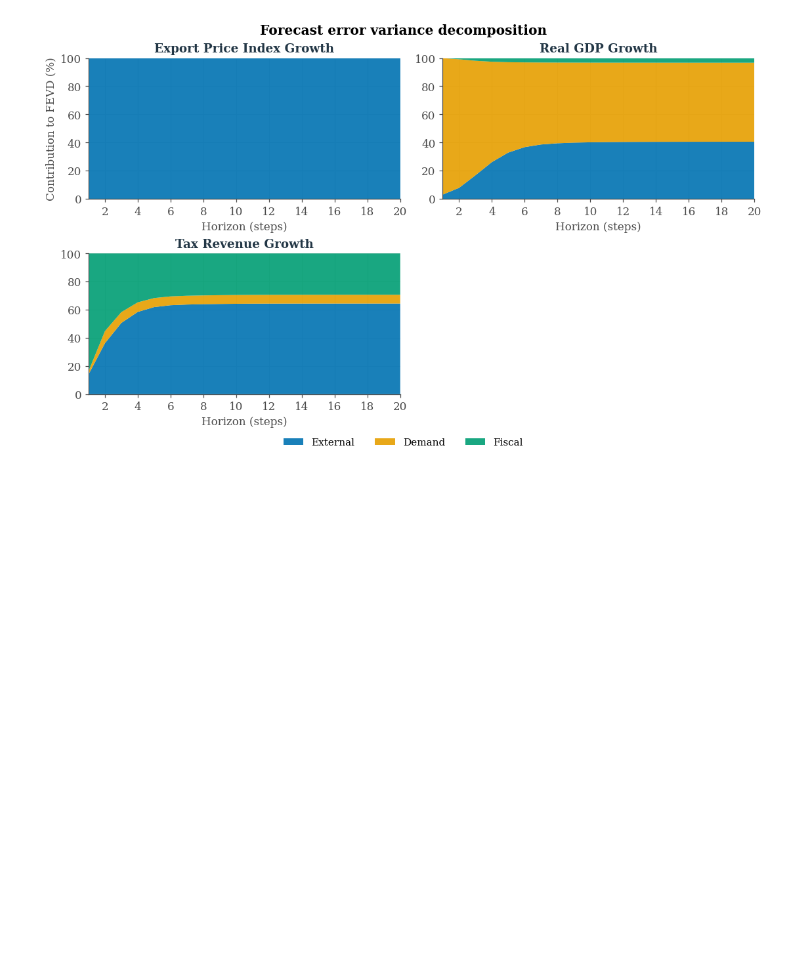
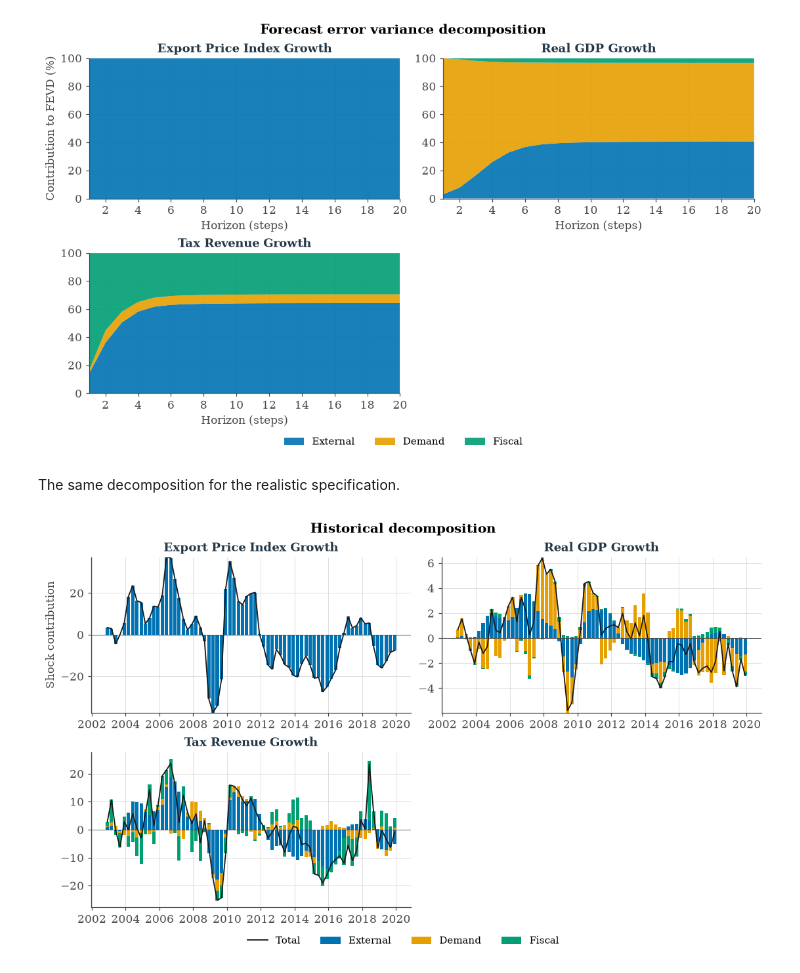
Before and after one commit to RenatoVassallo/MacroPy, a Jupyter notebook: tutorials/tutorial_bvar.ipynb, the cells around one changed output. Saved outputs shown, nothing was run; the diff lists cells and outputs as text; code cells hidden in the pictures; blank space fills up the shorter version.

Commit message:
add historical decomposition

```diff
--- a/tutorials/tutorial_bvar.ipynb
+++ b/tutorials/tutorial_bvar.ipynb
@@ -301,3 +317,10 @@ fevd_results2 = bvar2.compute_fevd(series_titles=series_titles, plot_fevd=True,
                                    shock_titles=["External", "Demand", "Fiscal"])
 # %% [output]
 [figure]
+# %% [markdown]
+The same decomposition for the realistic specification.
+# %%
+hd_results2 = bvar2.compute_hd(series_titles=series_titles, plot_hd=True,
+                               shock_titles=["External", "Demand", "Fiscal"])
+# %% [output]
+[figure, added]
```
Also changed, not shown: parts of 10 cells of this notebook, 17 other files.
